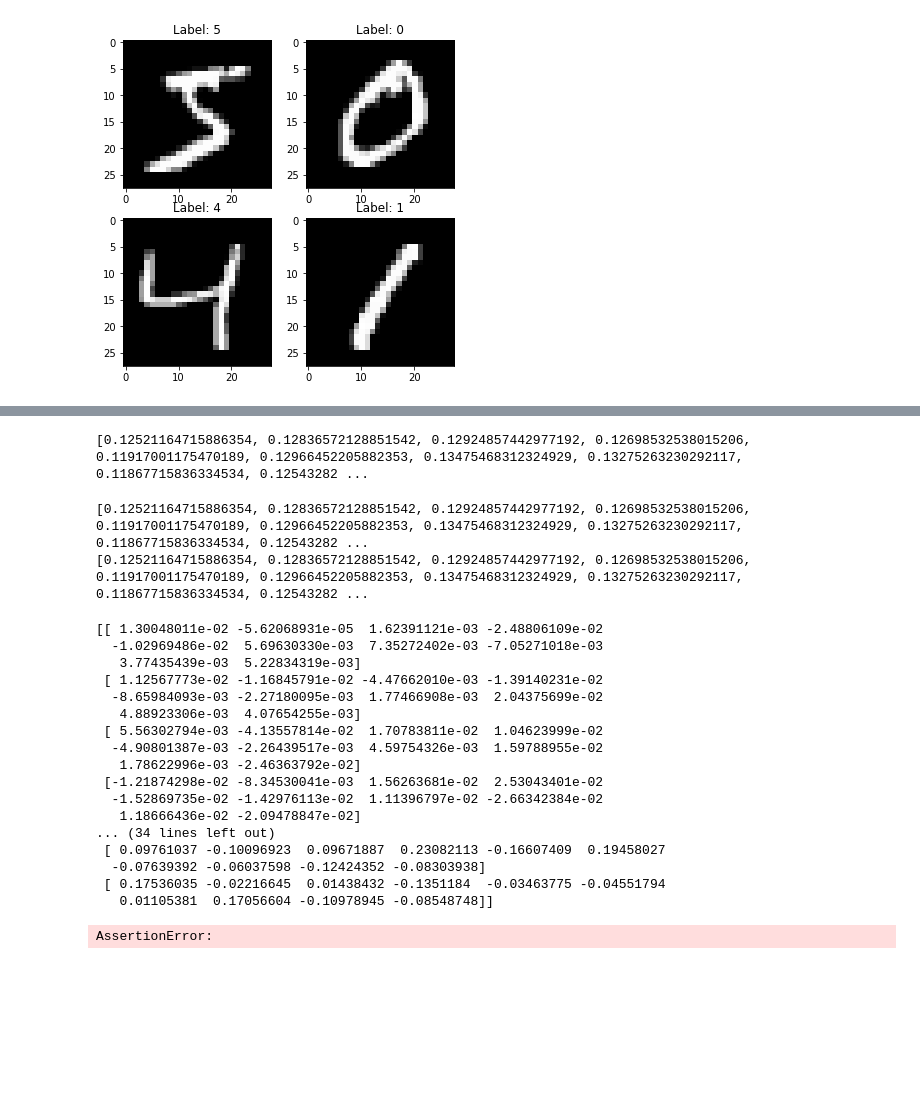
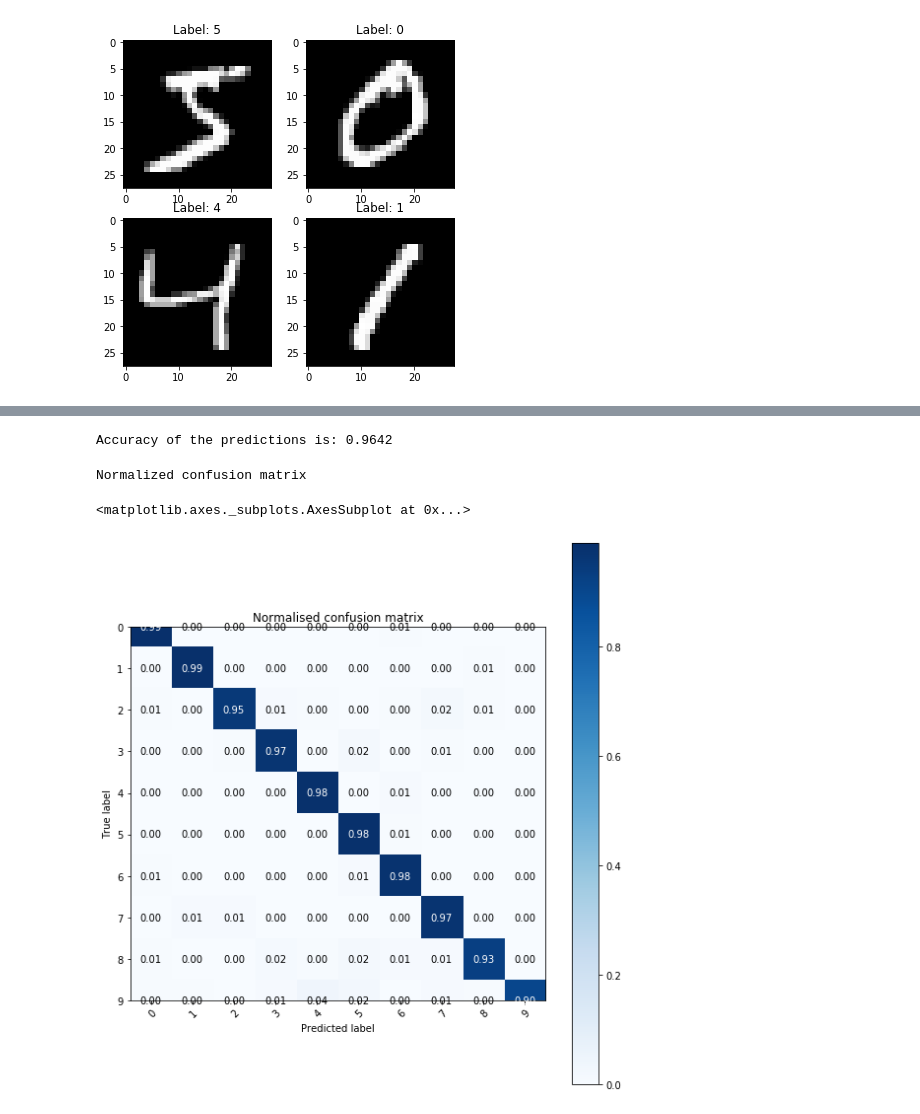
Before and after one commit to A01023437/Custom-Neural-Networks, a Jupyter notebook: Usage.ipynb, the cells around one changed output, grey strips where cells are left out. Saved outputs shown, nothing was run; the diff lists cells and outputs as text; code cells hidden in the pictures; blank space fills up the shorter version.

```diff
--- a/Usage.ipynb
+++ b/Usage.ipynb
@@ -183,35 +70,17 @@ weights2_iter_1 = network2[-1].get_weights()
-# %%
-print(mean_batch_array)
-# %% [output]
-[0.12521164715886354, 0.12836572128851542, 0.12924857442977192, 0.12698532538015206, 0.11917001175470189, 0.12966452205882353, 0.13475468312324929, 0.13275263230292117, 0.11867715836334534, 0.12543282 ...
-# %%
-print(mean_loss[:10])
-print(mean_batch_array[:10])
-assert np.all(mean_loss == mean_batch_array)
-# THIS MEANS THE BATCH PARTS ARE EQUAL
-# %% [output]
-[0.12521164715886354, 0.12836572128851542, 0.12924857442977192, 0.12698532538015206, 0.11917001175470189, 0.12966452205882353, 0.13475468312324929, 0.13275263230292117, 0.11867715836334534, 0.12543282 ...
-[0.12521164715886354, 0.12836572128851542, 0.12924857442977192, 0.12698532538015206, 0.11917001175470189, 0.12966452205882353, 0.13475468312324929, 0.13275263230292117, 0.11867715836334534, 0.12543282 ...
-# %%
-print(weights_iter_1[:10])
-print(weights2_iter_1[:10])
-assert np.all(weights_iter_1 == weights2_iter_1)
-# %% [output]
-[[ 1.30048011e-02 -5.62068931e-05  1.62391121e-03 -2.48806109e-02
-  -1.02969486e-02  5.69630330e-03  7.35272402e-03 -7.05271018e-03
-   3.77435439e-03  5.22834319e-03]
- [ 1.12567773e-02 -1.16845791e-02 -4.47662010e-03 -1.39140231e-02
-  -8.65984093e-03 -2.27180095e-03  1.77466908e-03  2.04375699e-02
-   4.88923306e-03  4.07654255e-03]
- [ 5.56302794e-03 -4.13557814e-02  1.70783811e-02  1.04623999e-02
-  -4.90801387e-03 -2.26439517e-03  4.59754326e-03  1.59788955e-02
-   1.78622996e-03 -2.46363792e-02]
- [-1.21874298e-02 -8.34530041e-03  1.56263681e-02  2.53043401e-02
-  -1.52869735e-02 -1.42976113e-02  1.11396797e-02 -2.66342384e-02
-   1.18666436e-02 -2.09478847e-02]
-... (34 lines left out)
- [ 0.09761037 -0.10096923  0.09671887  0.23082113 -0.16607409  0.19458027
-  -0.07639392 -0.06037598 -0.12424352 -0.08303938]
- [ 0.17536035 -0.02216645  0.01438432 -0.1351184  -0.03463775 -0.04551794
-   0.01105381  0.17056604 -0.10978945 -0.08548748]]
-AssertionError:
+# %%
+# Now obtain predictions and evaluate model
+predictions = network.predict(X=X_test)
+# %%
+from sklearn.metrics import accuracy_score, confusion_matrix
+
+print('Accuracy of the predictions is:', accuracy_score(y_test, predictions))
+# %% [output]
+Accuracy of the predictions is: 0.9642
+# %%
+from graphing_utils import plot_confusion_matrix
+plot_confusion_matrix(y_true=y_test, y_pred=predictions, classes=np.unique(y_test), normalise=True,
+                     title='Normalised confusion matrix')
+# %% [output]
+Normalized confusion matrix
+<matplotlib.axes._subplots.AxesSubplot at 0x...>
+[figure, added]
```
Also changed, not shown: parts of 7 cells of this notebook, 4 other files.
